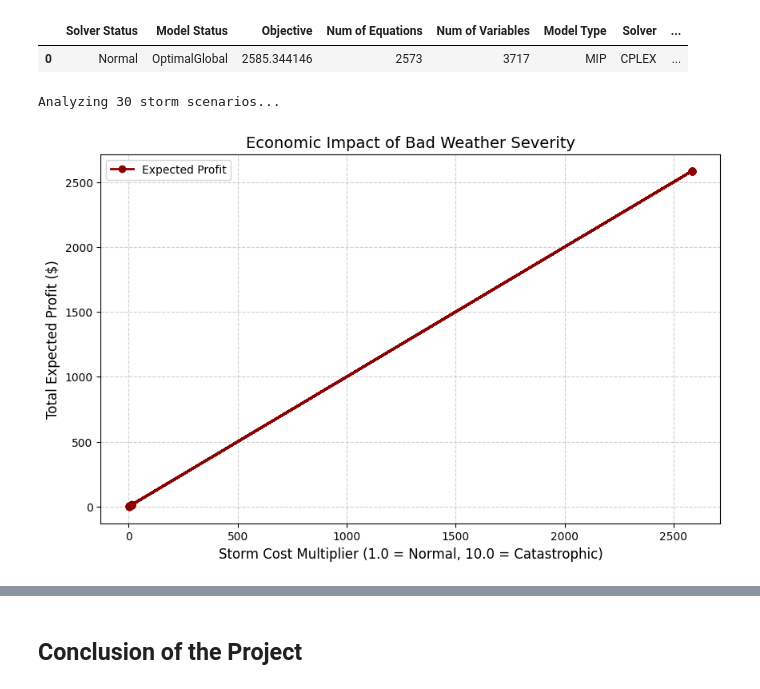
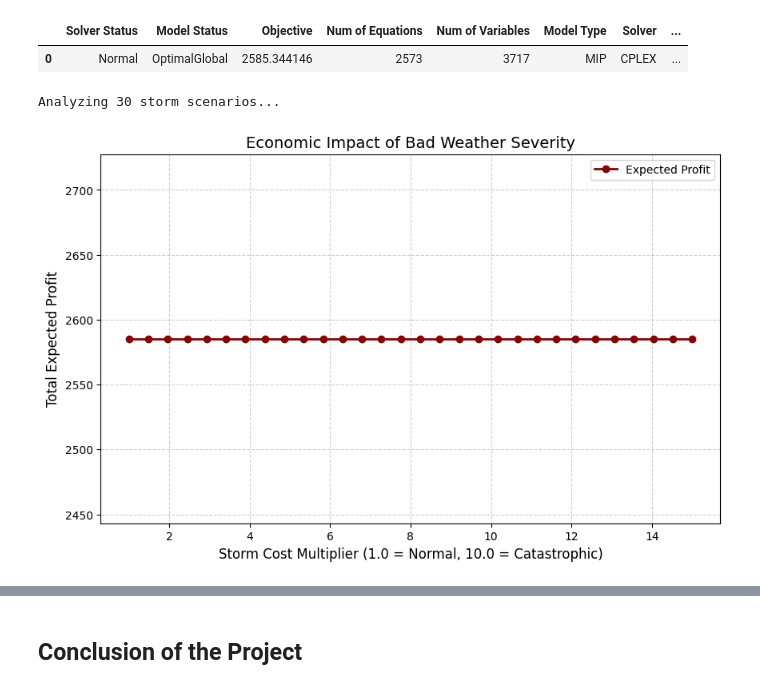
Before and after one commit to ashvin-a/Final-Project-524, a Jupyter notebook: src/main.ipynb, the cells around one changed output, grey strips where cells are left out. Saved outputs shown, nothing was run; the diff lists cells and outputs as text; code cells hidden in the pictures.

```diff
--- a/src/main.ipynb
+++ b/src/main.ipynb
@@ -1793,7 +1809,6 @@ selling_price=260
 carrier_fixed_cost=100
 shortage_penalty=40.0
 defect_penalty=5
-dem_data = []
 
 
 def solve_for_storm_severity(severity_val):
@@ -1948,34 +1963,34 @@ def solve_for_storm_severity(severity_val):
   optimal_path_model = gp.Model(
       m,
       equations=m.getEquations(),
       problem="MIP",
       sense="MAX",
       objective=profit
   )
 
   optimal_path_model.solve()
-  return severity, profit.toValue()
+  return severity_val, profit.toValue()
 
 severity_range = np.linspace(1.0, 15.0, 30).tolist()
 
 print(f"Analyzing {len(severity_range)} storm scenarios...")
 
-x_vals = y_vals = []
+x_vals, y_vals = [], []
 for severity in severity_range:
   sev, results = solve_for_storm_severity(severity)
   x_vals.append(sev)
   y_vals.append(results)
 
 plt.figure(figsize=(10, 6))
 plt.plot(x_vals, y_vals, marker='o', color='darkred', linewidth=2, label="Expected Profit")
 
 plt.title("Economic Impact of Bad Weather Severity", fontsize=14)
 plt.xlabel("Storm Cost Multiplier (1.0 = Normal, 10.0 = Catastrophic)", fontsize=12)
-plt.ylabel("Total Expected Profit ($)", fontsize=12)
+plt.ylabel("Total Expected Profit", fontsize=12)
 plt.grid(True, linestyle='--', alpha=0.6)
 plt.legend()
 
 plt.show()
 # %% [output]
 Analyzing 30 storm scenarios...
-[figure, old version]
+[figure, new version]
```
Also changed, not shown: parts of 7 cells of this notebook.
